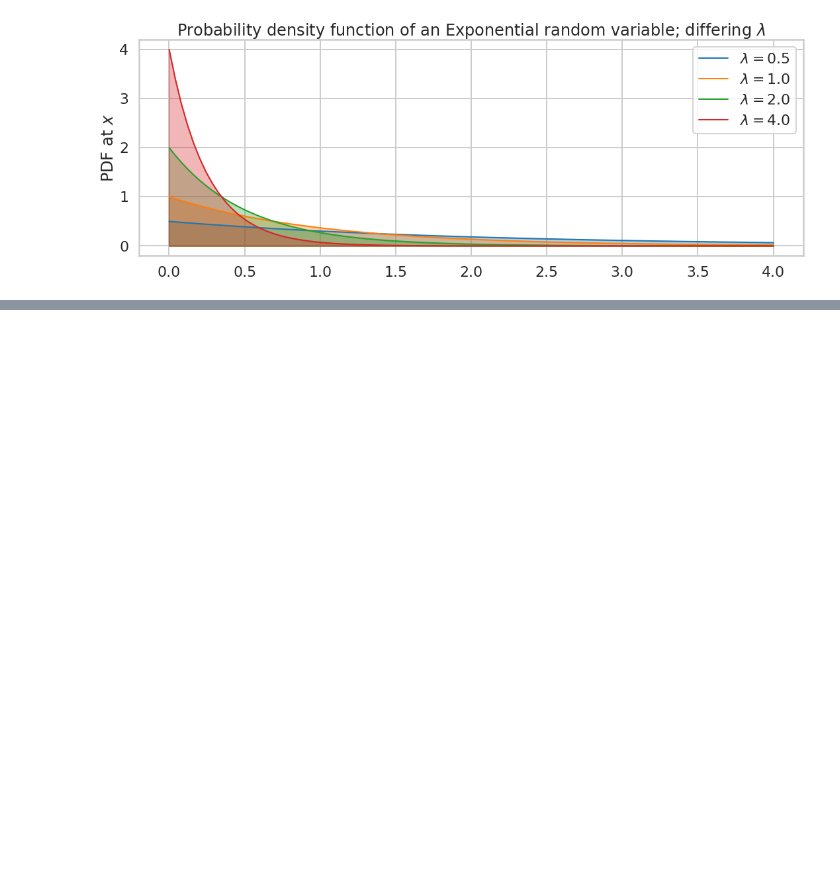
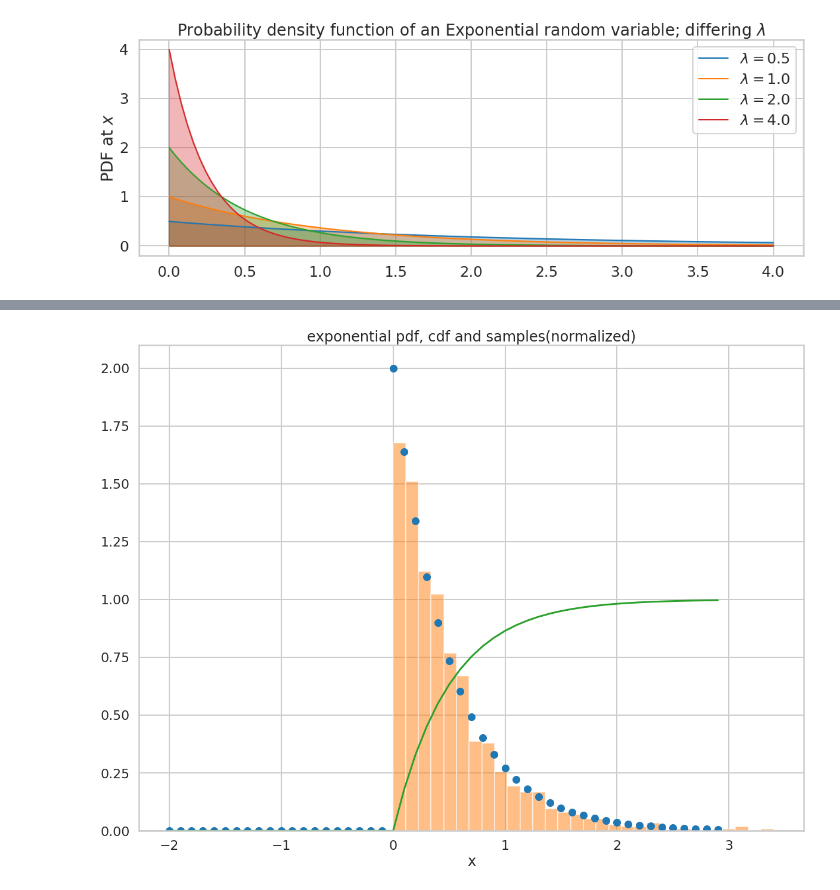
Before and after one commit to Zlisu/2015lab3, a Jupyter notebook: Lab3-Freq-hands-on.ipynb, the cells around one changed output, grey strips where cells are left out. Drawn from its saved outputs; the diff is of its cells as text; code cells hidden in the pictures; blank space fills up the shorter version.

```diff
--- a/Lab3-Freq-hands-on.ipynb
+++ b/Lab3-Freq-hands-on.ipynb
@@ -87,0 +96,9 @@ plt.title("Probability density function of an Exponential random variable; diffe
+# %%
+rv = expon(scale=0.5)
+plt.plot(xpts, rv.pdf(xpts), 'o')
+plt.hist(rv.rvs(size=1000), density=True, alpha=0.5, bins=30);
+plt.plot(xpts, rv.cdf(xpts));
+plt.xlabel('x')
+plt.title("exponential pdf, cdf and samples(normalized)");
+# %% [output]
+[figure, added]
```
Also changed, not shown: parts of 40 cells of this notebook.
